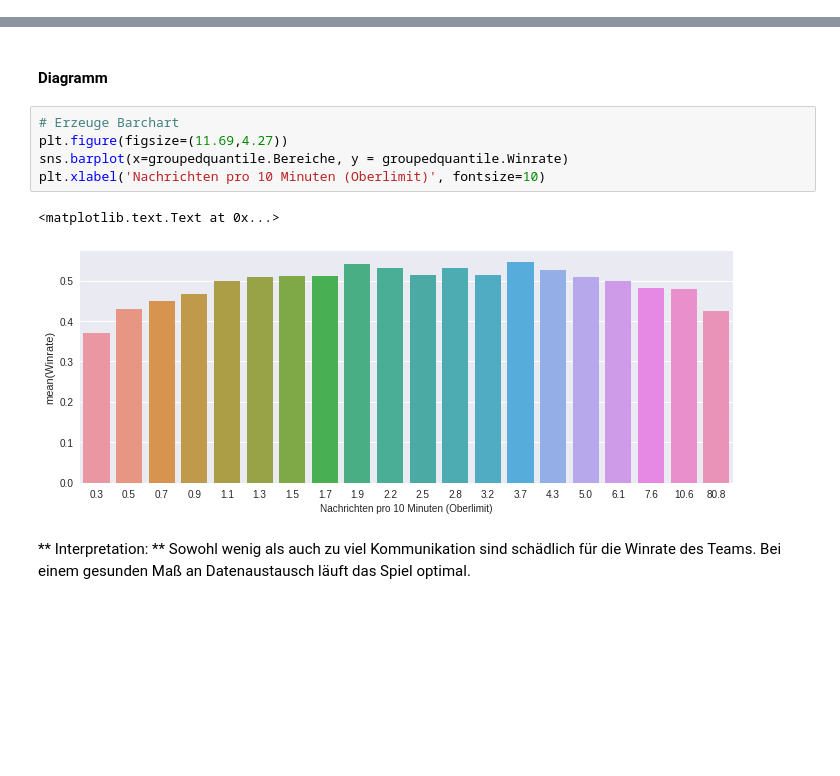
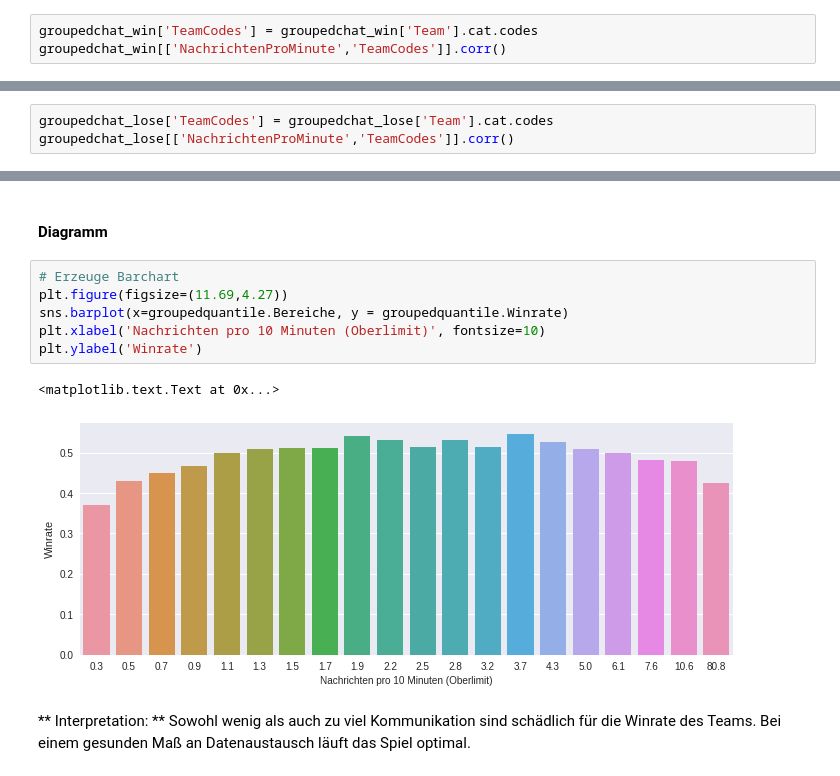
Before and after one commit to agruenth/BDA_SS17, a Jupyter notebook: Untitled.ipynb, the cells around one changed output, grey strips where cells are left out. Drawn from its saved outputs; the diff is of its cells as text; blank space fills up the shorter version.

```diff
--- a/Untitled.ipynb
+++ b/Untitled.ipynb
@@ -290,0 +284,3 @@ corrtab.corr()
+# %%
+groupedchat_win['TeamCodes'] = groupedchat_win['Team'].cat.codes
+groupedchat_win[['NachrichtenProMinute','TeamCodes']].corr()
@@ -299,0 +293,3 @@ corrtab.corr()
+# %%
+groupedchat_lose['TeamCodes'] = groupedchat_lose['Team'].cat.codes
+groupedchat_lose[['NachrichtenProMinute','TeamCodes']].corr()
@@ -325,11 +336,12 @@ groupedquantile['Bereiche'] = [round(x*10,1) for x in groupedquantile.index.valu
 # %%
 # Erzeuge Barchart
 plt.figure(figsize=(11.69,4.27))
 sns.barplot(x=groupedquantile.Bereiche, y = groupedquantile.Winrate)
 plt.xlabel('Nachrichten pro 10 Minuten (Oberlimit)', fontsize=10)
+plt.ylabel('Winrate')
 # %% [output]
 <matplotlib.text.Text at 0x...>
-[figure, old version]
+[figure, new version]
 # %% [markdown]
 ** Interpretation: ** Sowohl wenig als auch zu viel Kommunikation sind schädlich für die Winrate des Teams. Bei einem gesunden Maß an Datenaustausch läuft das Spiel optimal.
 # %% [markdown]
```
Also changed, not shown: parts of 6 cells of this notebook.
